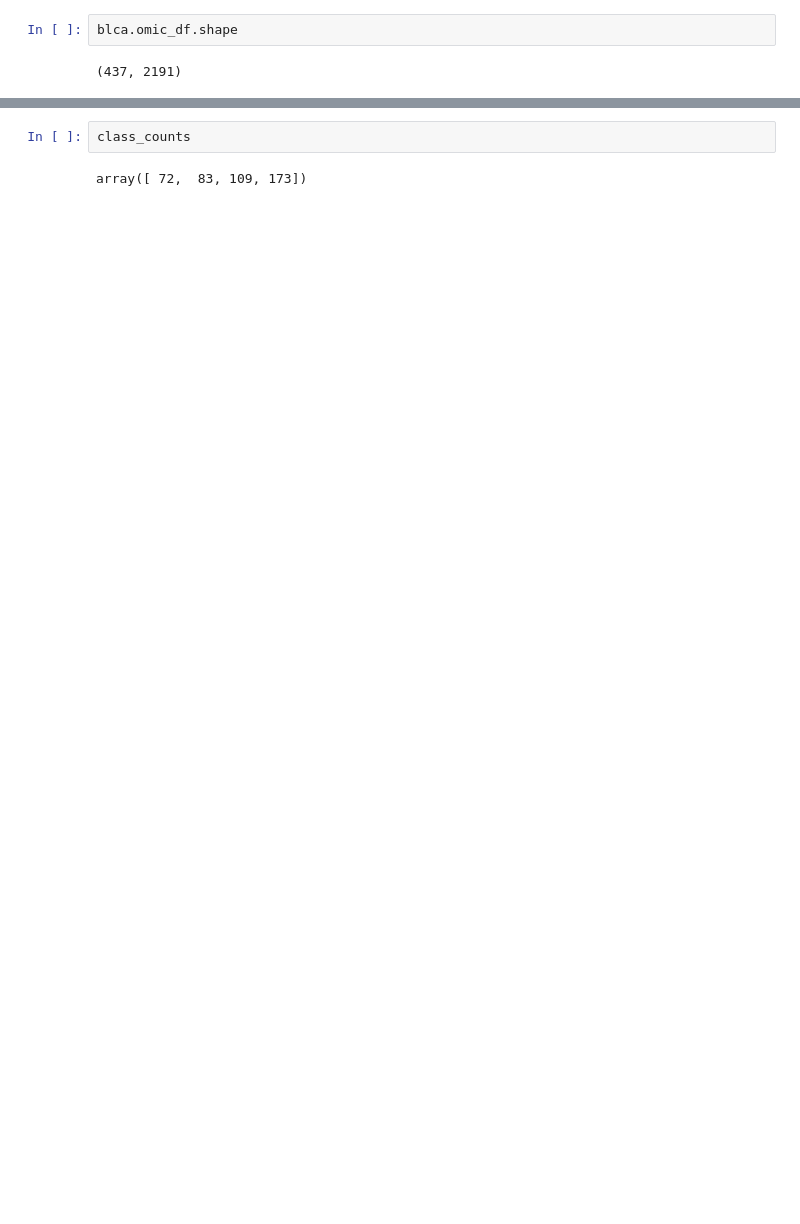
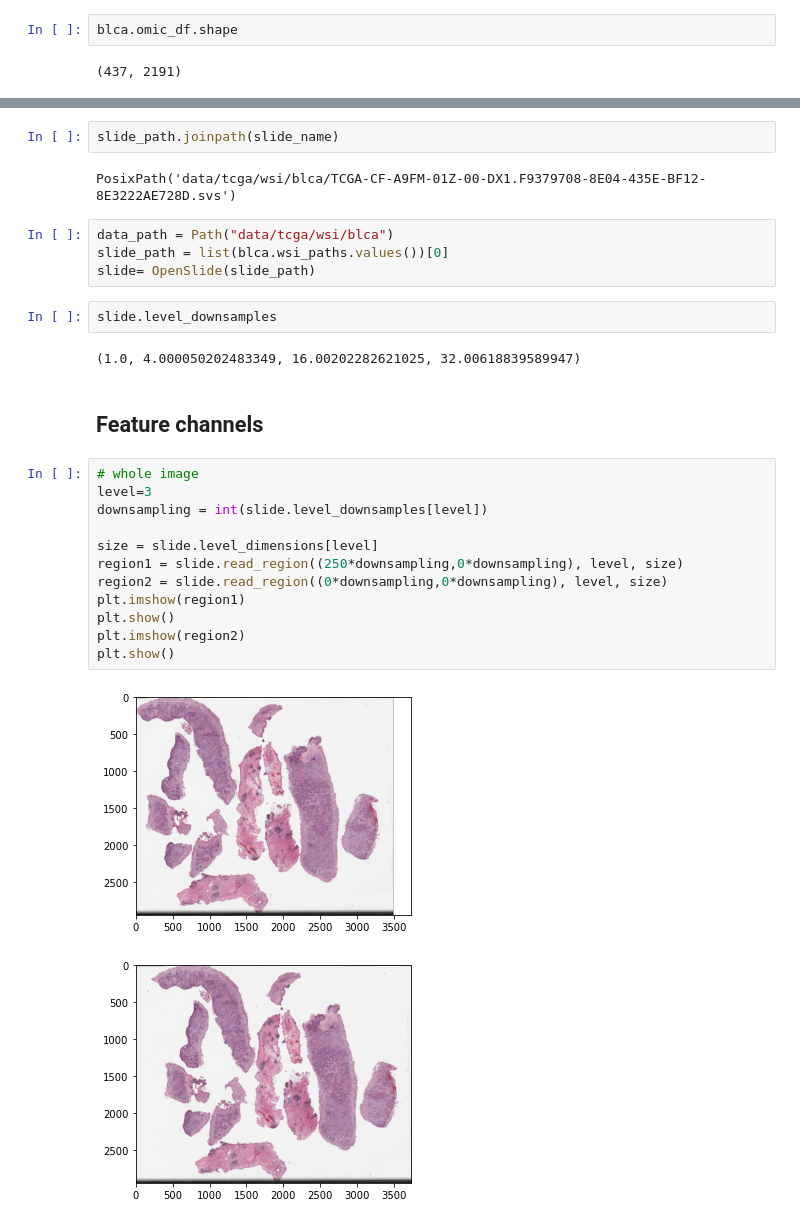
Before and after one commit to konst-int-i/healnet, a Jupyter notebook: notebooks/late_fusion.ipynb, the cells around one changed output, grey strips where cells are left out. Cells and saved outputs as stored; diff of their text form; blank space fills up the shorter version.

```diff
--- a/notebooks/late_fusion.ipynb
+++ b/notebooks/late_fusion.ipynb
@@ -76,4 +64,29 @@ unique, class_counts = np.unique(ar=blca.y_disc, return_counts=True)
-# %%
-class_counts
-# %% [output]
-array([ 72,  83, 109, 173])
+# %%
+slide_path.joinpath(slide_name)
+# %% [output]
+PosixPath('data/tcga/wsi/blca/TCGA-CF-A9FM-01Z-00-DX1.F9379708-8E04-435E-BF12-8E3222AE728D.svs')
+# %%
+data_path = Path("data/tcga/wsi/blca")
+slide_path = list(blca.wsi_paths.values())[0]
+slide= OpenSlide(slide_path)
+# %%
+slide.level_downsamples
+# %% [output]
+(1.0, 4.000050202483349, 16.00202282621025, 32.00618839589947)
+# %% [markdown]
+## Feature channels
+# %%
+# whole image
+level=3
+downsampling = int(slide.level_downsamples[level])
+
+size = slide.level_dimensions[level]
+region1 = slide.read_region((250*downsampling,0*downsampling), level, size)
+region2 = slide.read_region((0*downsampling,0*downsampling), level, size)
+plt.imshow(region1)
+plt.show()
+plt.imshow(region2)
+plt.show()
+# %% [output]
+[figure, added]
+[figure, added]
```
Also changed, not shown: parts of 30 cells of this notebook, 4 other files.
